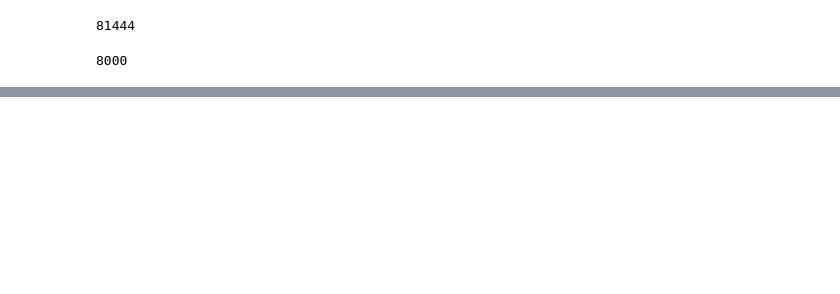
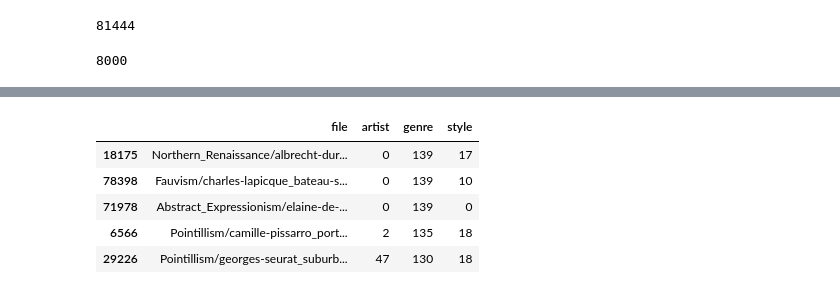
Before and after one commit to Amanda-Carmo/SArt, a Jupyter notebook: ExcelSeparator.ipynb, the cells around one changed output, grey strips where cells are left out. Cells and saved outputs as stored; diff of their text form; code cells hidden in the pictures; blank space fills up the shorter version.

```diff
--- a/ExcelSeparator.ipynb
+++ b/ExcelSeparator.ipynb
@@ -44,0 +168,9 @@ df1.head(20)
+# %%
+train.head()
+# %% [output]
+|  | file | artist | genre | style |
+| 18175 | Northern_Renaissance/albrecht-dur... | 0 | 139 | 17 |
+| 78398 | Fauvism/charles-lapicque_bateau-s... | 0 | 139 | 10 |
+| 71978 | Abstract_Expressionism/elaine-de-... | 0 | 139 | 0 |
+| 6566 | Pointillism/camille-pissarro_port... | 2 | 135 | 18 |
+| 29226 | Pointillism/georges-seurat_suburb... | 47 | 130 | 18 |
```
Also changed, not shown: parts of 14 cells of this notebook.
